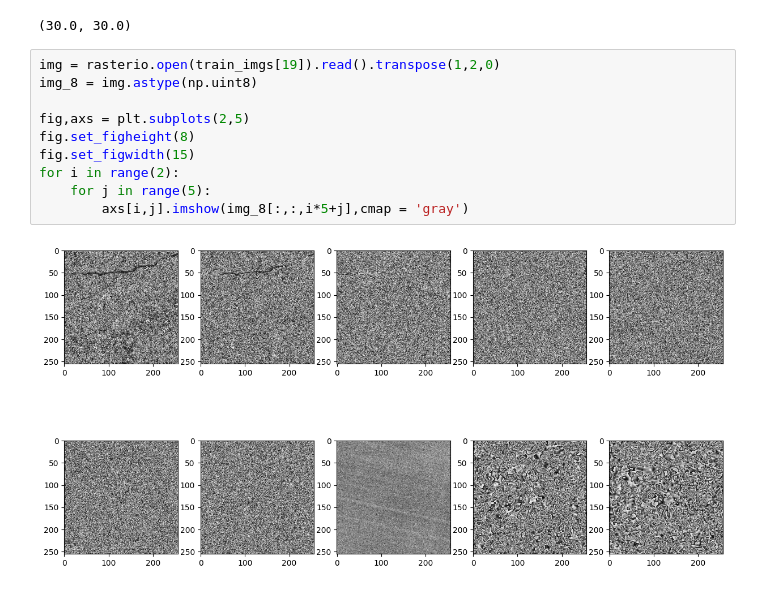
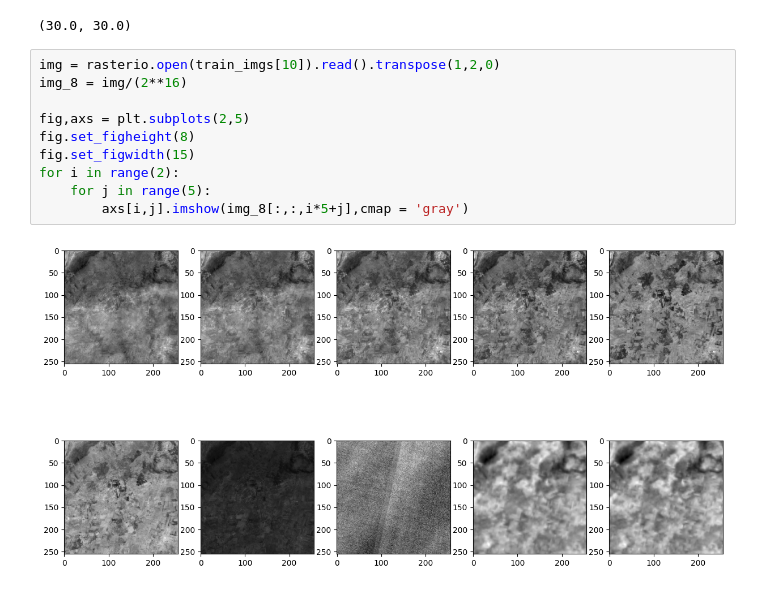
Before and after one commit to ChoChoMinSeo/ai_spark_oaz, a Jupyter notebook: minseo/viewer.ipynb, the cells around one changed output. Cells and saved outputs as stored; diff of their text form.

```diff
--- a/minseo/viewer.ipynb
+++ b/minseo/viewer.ipynb
@@ -34,14 +43,14 @@ data.res
 # %% [output]
 (30.0, 30.0)
 # %%
-img = rasterio.open(train_imgs[19]).read().transpose(1,2,0)
-img_8 = img.astype(np.uint8)
+img = rasterio.open(train_imgs[10]).read().transpose(1,2,0)
+img_8 = img/(2**16)
 
 fig,axs = plt.subplots(2,5)
 fig.set_figheight(8)
 fig.set_figwidth(15)
 for i in range(2):
     for j in range(5):
         axs[i,j].imshow(img_8[:,:,i*5+j],cmap = 'gray')
 # %% [output]
-[figure, old version]
+[figure, new version]
```
Also changed, not shown: parts of 6 cells of this notebook, 1 other file.
